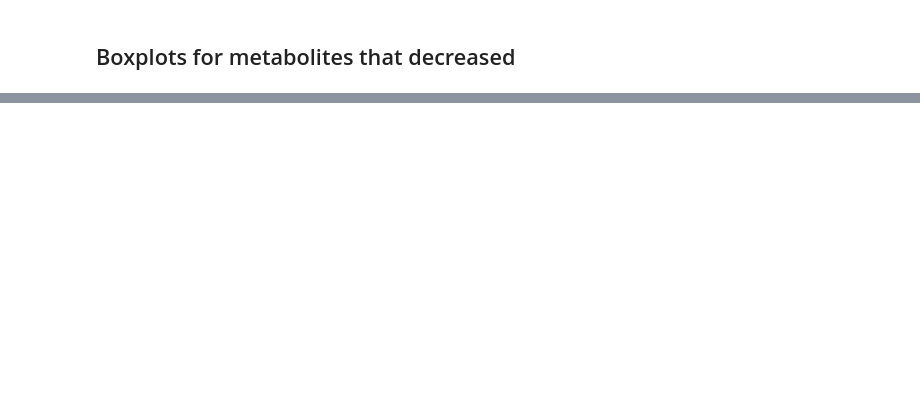
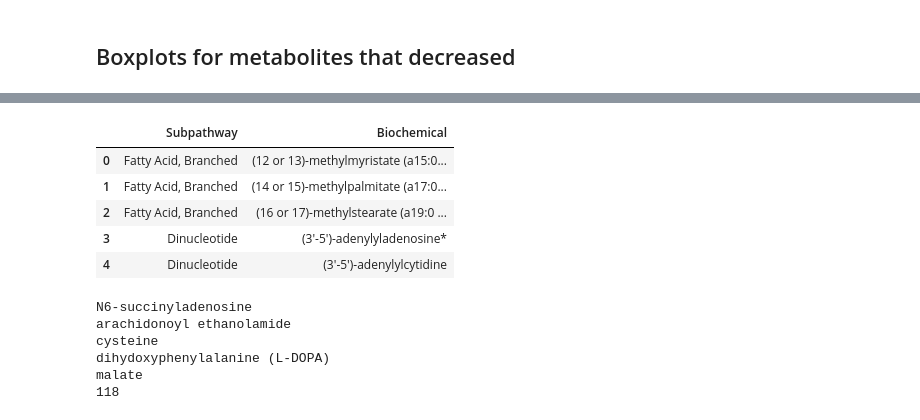
Before and after one commit to danielchang2002/FecalMetabolomics, a Jupyter notebook: notebooks/DataVisualization.ipynb, the cells around one changed output, grey strips where cells are left out. Drawn from its saved outputs; the diff is of its cells as text; code cells hidden in the pictures; blank space fills up the shorter version.

```diff
--- a/notebooks/DataVisualization.ipynb
+++ b/notebooks/DataVisualization.ipynb
@@ -494,0 +510,25 @@ plt.show()
+# %%
+sub_to_biochem = pd.read_csv("../data/subpathways.csv")
+sub_to_biochem.head()
+# %% [output]
+|  | Subpathway | Biochemical |
+| 0 | Fatty Acid, Branched | (12 or 13)-methylmyristate (a15:0... |
+| 1 | Fatty Acid, Branched | (14 or 15)-methylpalmitate (a17:0... |
+| 2 | Fatty Acid, Branched | (16 or 17)-methylstearate (a19:0 ... |
+| 3 | Dinucleotide | (3'-5')-adenylyladenosine* |
+| 4 | Dinucleotide | (3'-5')-adenylylcytidine |
+# %%
+import itertools
+
+p_vals_m3 = pd.read_csv('../output/p_vals_m3.csv')
+significant = set(p_vals_m3.iloc[:, 0])
+for i, val in enumerate(itertools.islice(significant, 5)):
+    print(val)
+print(len(significant))
+# %% [output]
+N6-succinyladenosine
+arachidonoyl ethanolamide
+cysteine
+dihydoxyphenylalanine (L-DOPA)
+malate
+118
```
Also changed, not shown: parts of 10 cells of this notebook, 1 other file.
